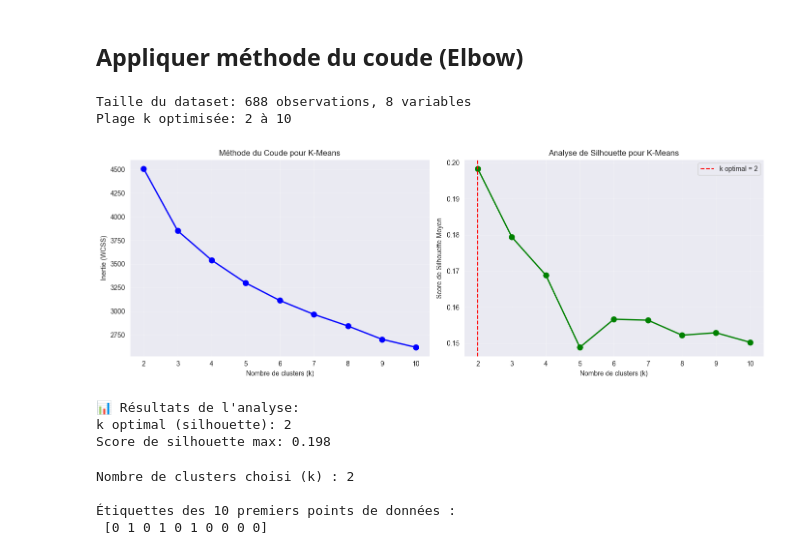
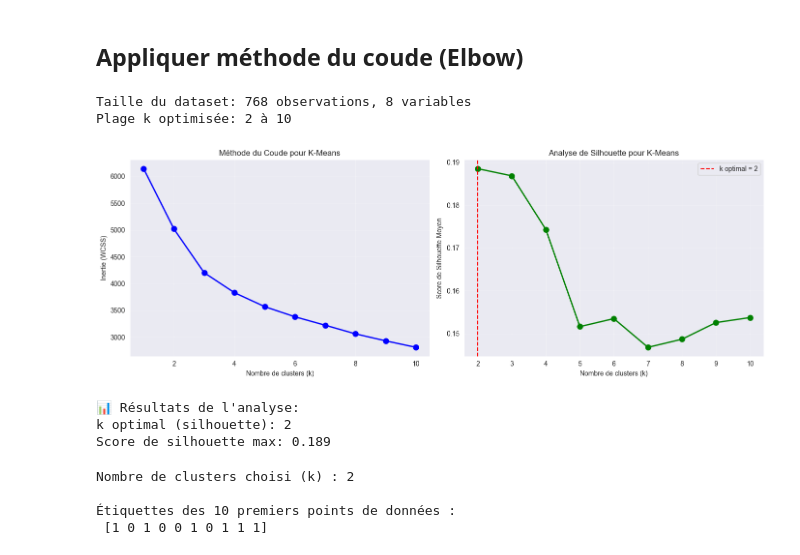
Before and after one commit to YounessBoumeshouli/Analyse_et_Pr-diction_du_Risque_de_Diab-te, a Jupyter notebook: main.ipynb, the cells around one changed output. Saved outputs shown, nothing was run; the diff lists cells and outputs as text; code cells hidden in the pictures.

```diff
--- a/main.ipynb
+++ b/main.ipynb
@@ -254,8 +226,0 @@ Index: []
-# %%
-import seaborn
-
-for col in df_imputed.columns:
-    plt.figure(figsize=(3,2))
-    sns.boxplot(x=df[col])
-    plt.title(f'Boxplot of {col}')
-    plt.show()
@@ -277,14 +233,15 @@ import matplotlib.pyplot as plt
 df_cleaned = df_imputed.copy()
 
 for col in df_imputed.columns:
-    upper_limit = df_imputed[col].mean() + 3 * df_imputed[col].std()
-    lower_limit = df_imputed[col].mean() - 3 * df_imputed[col].std()
+    upper_limit = df_imputed[col].mean() + 1.5 * df_imputed[col].std()
+    lower_limit = df_imputed[col].mean() - 1.5 * df_imputed[col].std()
     print(f'\n--- {col} ---')
     print(f'Upper limit: {upper_limit:.2f}')
     print(f'Lower limit: {lower_limit:.2f}')
     outliers = df_imputed.loc[(df_imputed[col] > upper_limit) | (df_imputed[col] < lower_limit)]
     print(f'Number of outliers: {len(outliers)}')
-    df_cleaned = df_cleaned.loc[(df_cleaned[col] <= upper_limit) & (df_cleaned[col] >= lower_limit)]
+    df_cleaned[col] = np.clip(df_cleaned[col], lower_limit, upper_limit)
+    # df_cleaned = df_cleaned.loc[(df_cleaned[col] <= upper_limit) & (df_cleaned[col] >= lower_limit)]
     print(f'Before removing outliers: {len(df_imputed)}')
     print(f'After removing outliers: {len(df_cleaned)}')
     print(f'Total outliers removed: {len(df_imputed) - len(df_cleaned)}')
@@ -391,8 +394,8 @@ from sklearn.cluster import KMeans
 from sklearn.metrics import silhouette_score
 import matplotlib.pyplot as plt
 import numpy as np
+df_scaled = pd.DataFrame(data = scaled_data , columns=df.columns)
 
-# 1. Déterminer la plage k adaptative
 n_samples = len(scaled_data)
 n_features = scaled_data.shape[1]
 
@@ -406,54 +409,54 @@ else:
 print(f"Taille du dataset: {n_samples} observations, {n_features} variables")
 print(f"Plage k optimisée: 2 à {k_max}")
 
-# 2. Calcul unique pour toutes les métriques
-k_range = range(2, k_max + 1)
+k_range_inertia = range(1, k_max + 1)
+k_range_silhouette = range(2, k_max + 1)
 inertia = []
 silhouette_scores = []
 
-for k in k_range:
+for k in k_range_inertia:
+    kmeans = KMeans(n_clusters=k, random_state=42, n_init=10)
+    kmeans.fit(scaled_data)
+    inertia.append(kmeans.inertia_)
+for k in k_range_silhouette:
     kmeans = KMeans(n_clusters=k, random_state=42, n_init=10)
     cluster_labels = kmeans.fit_predict(scaled_data)
-
-    inertia.append(kmeans.inertia_)
     silhouette_scores.append(silhouette_score(scaled_data, cluster_labels))
-
 plt.figure(figsize=(14, 5))
-
 plt.subplot(1, 2, 1)
-plt.plot(k_range, inertia, 'bo-', markersize=8, linewidth=2)
+plt.plot(k_range_inertia, inertia, 'bo-', markersize=8, linewidth=2)
 plt.xlabel('Nombre de clusters (k)')
 plt.ylabel('Inertie (WCSS)')
 plt.title('Méthode du Coude pour K-Means')
 plt.grid(True, alpha=0.3)
 
 plt.subplot(1, 2, 2)
-plt.plot(k_range, silhouette_scores, 'go-', markersize=8, linewidth=2)
+plt.plot(k_range_silhouette, silhouette_scores, 'go-', markersize=8, linewidth=2)
 plt.xlabel('Nombre de clusters (k)')
 plt.ylabel('Score de Silhouette Moyen')
 plt.title('Analyse de Silhouette pour K-Means')
 plt.grid(True, alpha=0.3)
 
-optimal_k = k_range[np.argmax(silhouette_scores)]
+optimal_k = k_range_silhouette[np.argmax(silhouette_scores)]
 plt.axvline(x=optimal_k, color='red', linestyle='--',
             label=f'k optimal = {optimal_k}')
 plt.legend()
 
 plt.tight_layout()
 plt.show()
 
 print(f"\n📊 Résultats de l'analyse:")
 print(f"k optimal (silhouette): {optimal_k}")
 print(f"Score de silhouette max: {max(silhouette_scores):.3f}")
 # %% [output]
-Taille du dataset: 688 observations, 8 variables
+Taille du dataset: 768 observations, 8 variables
 Plage k optimisée: 2 à 10
-[figure, old version]
+[figure, new version]
 📊 Résultats de l'analyse:
 k optimal (silhouette): 2
-Score de silhouette max: 0.198
+Score de silhouette max: 0.189
 # %%
-kmeans = KMeans(n_clusters=2, random_state=42, n_init=10)
+kmeans = KMeans(n_clusters=optimal_k, random_state=42, n_init=10)
 kmeans.fit(scaled_data)
 cluster_labels = kmeans.labels_
 
@@ -463,4 +466,4 @@ print("\nÉtiquettes des 10 premiers points de données :\n", cluster_labels[:10
 Nombre de clusters choisi (k) : 2
 
 Étiquettes des 10 premiers points de données :
- [0 1 0 1 0 1 0 0 0 0]
+ [1 0 1 0 0 1 0 1 1 1]
```
Also changed, not shown: parts of 10 cells of this notebook.
